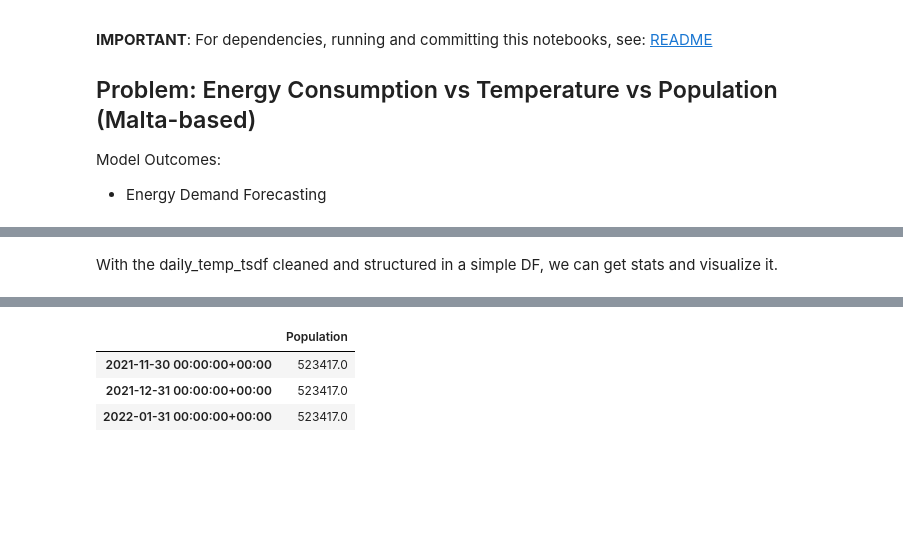
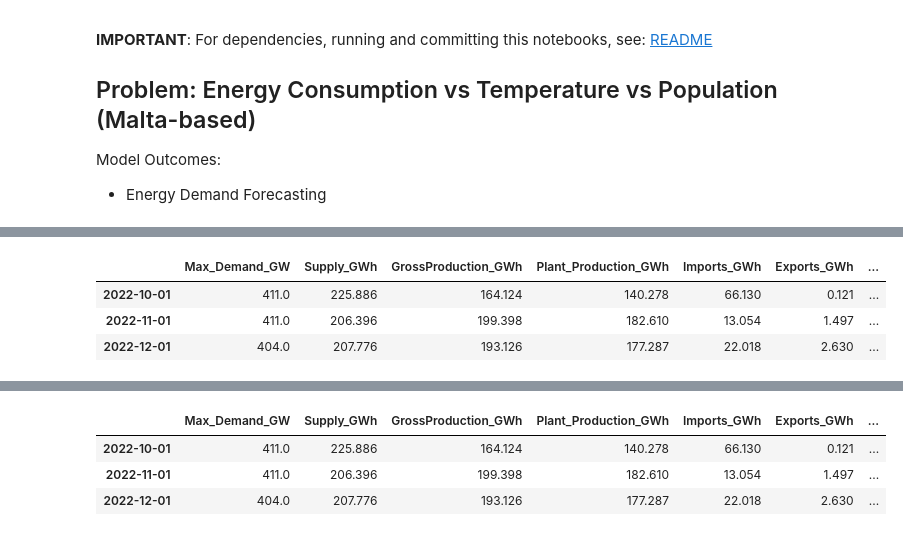
Before and after one commit to ATECO-malta/applied_ml_assignment, a Jupyter notebook: aml_ICS5110.ipynb, the cells around one changed output, grey strips where cells are left out. Drawn from its saved outputs; the diff is of its cells as text; code cells hidden in the pictures; blank space fills up the shorter version.

```diff
--- a/aml_ICS5110.ipynb
+++ b/aml_ICS5110.ipynb
@@ -105,17 +113,40 @@ Renewables_Production_MWh.csv
-# %% [markdown]
-With the daily_temp_tsdf cleaned and structured in a simple DF, we can get stats and visualize it.
+# %%
+ENERGY_PROD = "energy_production.csv"
+
+electric_prod_df = pd.read_csv(f"{RAW_DATA_PATH}/{ENERGY_PROD}")
+electric_prod_df = electric_prod_df.T
+electric_prod_df.columns = ["GWH"]
+electric_prod_df.index = pd.to_datetime(electric_prod_df.index, format='%Y-%m')
+
+electric_prod_df = electric_prod_df[(electric_prod_df.index >= START_DATE) & (electric_prod_df.index <= END_DATE)]
+electric_prod_df = electric_prod_df.bfill().fillna(method='ffill')
+electric_prod_df = electric_prod_df[(electric_prod_df.index >= START_DATE) & (electric_prod_df.index <= END_DATE)]
+
+all_data_df = pd.concat([all_data_df, electric_prod_df], axis=1, ignore_index=False)
+all_data_df.tail(3)
+# %% [output]
+|  | Max_Demand_GW | Supply_GWh | GrossProduction_GWh | Plant_Production_GWh | Imports_GWh | Exports_GWh | ... |
+| 2022-10-01 | 411.0 | 225.886 | 164.124 | 140.278 | 66.130 | 0.121 | ... |
+| 2022-11-01 | 411.0 | 206.396 | 199.398 | 182.610 | 13.054 | 1.497 | ... |
+| 2022-12-01 | 404.0 | 207.776 | 193.126 | 177.287 | 22.018 | 2.630 | ... |
 # %%
 POP_DS = "malta_population.csv"
 
 pop_df = pd.read_csv(f"{RAW_DATA_PATH}/{POP_DS}")
 pop_df = pop_df.T
 pop_df.columns = ["Population"]
-pop_df = pop_df[pop_df.index >= '2018']
 
-pop_df.index= pd.to_datetime(pop_df.index, format='%Y', utc=True)
-pop_df = pop_df.resample('M')
-pop_df = pop_df.bfill().fillna(method = 'ffill')
+# Indexed on year only, resample to monthly. interpolate everything.
+pop_df.index = pd.to_datetime(pop_df.index, format='%Y')
+pop_df = pop_df.resample('M').mean()
+pop_df = pop_df[(pop_df.index >= START_DATE) & (pop_df.index <= END_DATE)]
 
-all_data_df = pd.concat([data_temp_tsdf_df, pop_df], axis=1, ignore_index=False)
-pop_df.tail(3)
+# resample puts it on the last day of the month!
+pop_df.index = pop_df.index.to_period('M').to_timestamp('M') + pd.DateOffset(days=1)
+
+# Population is missing the last months from the resample.
+all_data_df = pd.concat([all_data_df, pop_df], axis=1, ignore_index=False)
+all_data_df['Population'] = all_data_df['Population'].interpolate().ffill().bfill()
+
+all_data_df.tail(3)
 # %% [output]
@@ -123,4 +153,4 @@ FutureWarning: DataFrame.fillna with 'method' is deprecated and will raise in a
-|  | Population |
-| 2021-11-30 00:00:00+00:00 | 523417.0 |
-| 2021-12-31 00:00:00+00:00 | 523417.0 |
-| 2022-01-31 00:00:00+00:00 | 523417.0 |
+|  | Max_Demand_GW | Supply_GWh | GrossProduction_GWh | Plant_Production_GWh | Imports_GWh | Exports_GWh | ... |
+| 2022-10-01 | 411.0 | 225.886 | 164.124 | 140.278 | 66.130 | 0.121 | ... |
+| 2022-11-01 | 411.0 | 206.396 | 199.398 | 182.610 | 13.054 | 1.497 | ... |
+| 2022-12-01 | 404.0 | 207.776 | 193.126 | 177.287 | 22.018 | 2.630 | ... |
```
Also changed, not shown: parts of 12 cells of this notebook, 5 other files.
